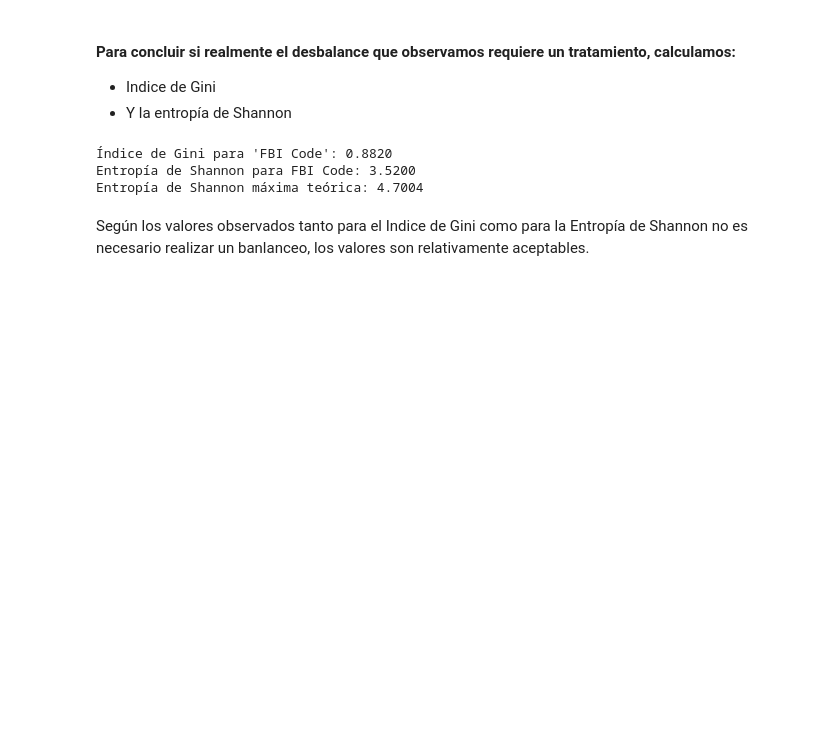
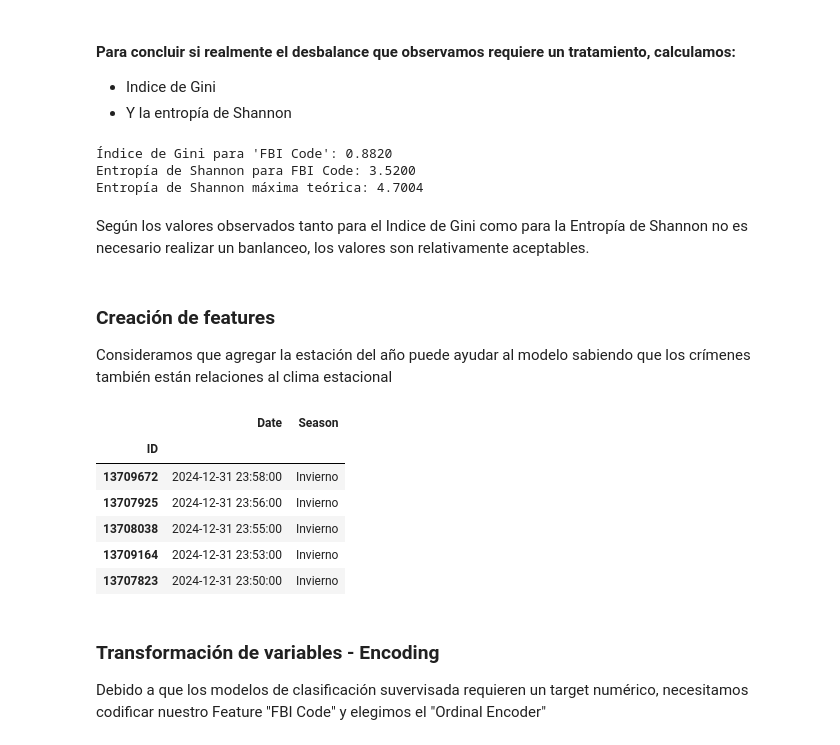
Before and after one commit to gjmv/CEIA_2025_B2_AdD_TP, a Jupyter notebook: TP_parte2.ipynb, the cells around one changed output. Saved outputs shown, nothing was run; the diff lists cells and outputs as text; code cells hidden in the pictures; blank space fills up the shorter version.

```diff
--- a/TP_parte2.ipynb
+++ b/TP_parte2.ipynb
@@ -153,3 +153,40 @@ Entropía de Shannon para FBI Code: 3.5200
 Entropía de Shannon máxima teórica: 4.7004
 # %% [markdown]
 Según los valores observados tanto para el Indice de Gini como para la Entropía de Shannon no es necesario realizar un banlanceo, los valores son relativamente aceptables.
+# %% [markdown]
+### Creación de features
+
+Consideramos que agregar la estación del año puede ayudar al modelo sabiendo que los crímenes también están relaciones al clima estacional
+# %%
+# Función para determinar la estación del año
+def get_season(date):
+    month = date.month
+    day = date.day
+
+    if (month == 12 and day >= 21) or (month == 1) or (month == 2) or (month == 3 and day < 20):
+        return 'Invierno'
+    elif (month == 3 and day >= 20) or (month == 4) or (month == 5) or (month == 6 and day < 21):
+        return 'Primavera'
+    elif (month == 6 and day >= 21) or (month == 7) or (month == 8) or (month == 9 and day < 23):
+        return 'Verano'
+    else:
+        return 'Otoño'
+
+# Aplicar la función para crear la nueva columna "Season"
+df_csv['Season'] = df_csv['Date'].apply(get_season)
+
+# Verificar el resultado
+display(df_csv[['Date', 'Season']].head())
+#display(df_csv.head())
+# %% [output]
+|  | Date | Season |
+| ID |  |  |
+| 13709672 | 2024-12-31 23:58:00 | Invierno |
+| 13707925 | 2024-12-31 23:56:00 | Invierno |
+| 13708038 | 2024-12-31 23:55:00 | Invierno |
+| 13709164 | 2024-12-31 23:53:00 | Invierno |
+| 13707823 | 2024-12-31 23:50:00 | Invierno |
+# %% [markdown]
+### Transformación de variables - Encoding
+
+Debido a que los modelos de clasificación suvervisada requieren un target numérico, necesitamos codificar nuestro Feature "FBI Code" y elegimos el "Ordinal Encoder"
```
Also changed, not shown: parts of 2 cells of this notebook, 1 other file.
